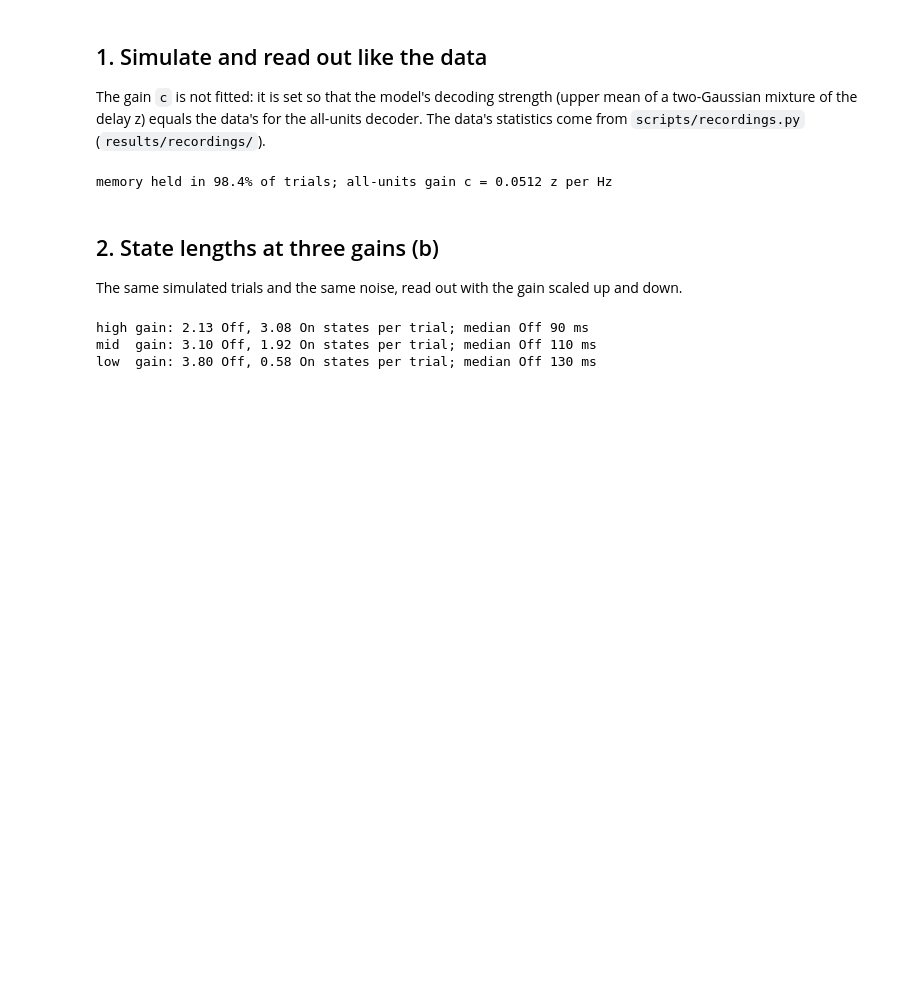
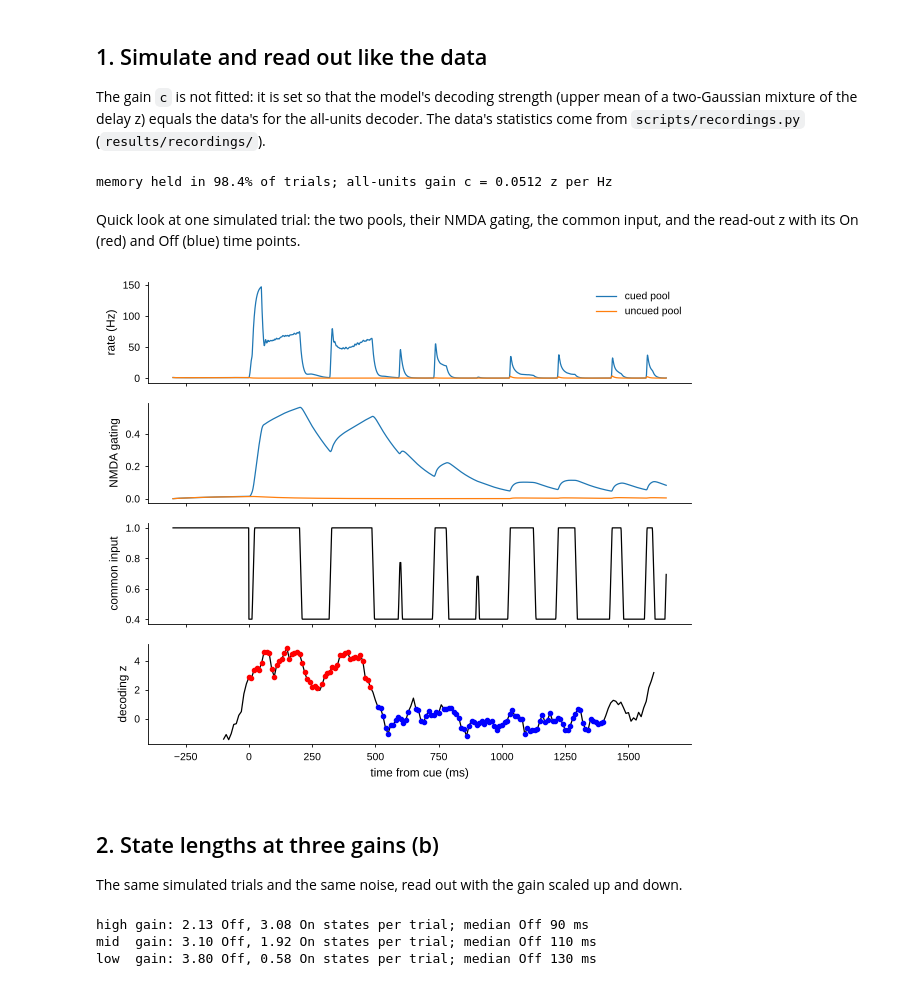
Before and after one commit to jmourabarbosa/nmda-intermitent, a Jupyter notebook: figure_notebooks/fig1.ipynb, the cells around one changed output. Saved outputs shown, nothing was run; the diff lists cells and outputs as text; code cells hidden in the pictures; blank space fills up the shorter version.

```diff
--- a/figure_notebooks/fig1.ipynb
+++ b/figure_notebooks/fig1.ipynb
@@ -31,6 +32,23 @@ r = out['sets']['all']
 print(f"memory held in {out['mem']:.1%} of trials; all-units gain c = {r['gain']:.4f} z per Hz")
 # %% [output]
 memory held in 98.4% of trials; all-units gain c = 0.0512 z per Hz
+# %% [markdown]
+Quick look at one simulated trial: the two pools, their NMDA gating, the common input, and the read-out z with
+its On (red) and Off (blue) time points.
+# %%
+s = out['sim']
+j = int(np.argmax((r['state'] == 1).sum(1) * (r['state'] == -1).sum(1)))      # a trial with both states
+_, ax = plt.subplots(4, 1, figsize=(7, 6), sharex=True)
+ax[0].plot(s['t'], s['rc'][j], label='cued pool'); ax[0].plot(s['t'], s['ru'][j], label='uncued pool')
+ax[0].set_ylabel('rate (Hz)'); ax[0].legend()
+ax[1].plot(s['t'], s['sc'][j]); ax[1].plot(s['t'], s['su'][j]); ax[1].set_ylabel('NMDA gating')
+ax[2].plot(s['t'], s['m'][j], 'k'); ax[2].set_ylabel('common input')
+ax[3].plot(out['tz'], r['z'][j], 'k')
+for lab, col in ((1, 'r'), (-1, 'b')):
+    ax[3].plot(out['tz'][r['state'][j] == lab], r['z'][j][r['state'][j] == lab], '.', color=col)
+ax[3].set_ylabel('decoding z'); ax[3].set_xlabel('time from cue (ms)');
+# %% [output]
+[figure, added]
 # %% [markdown]
 ## 2. State lengths at three gains (b)
 The same simulated trials and the same noise, read out with the gain scaled up and down.
```
Also changed, not shown: parts of 4 cells of this notebook, 6 other files.
